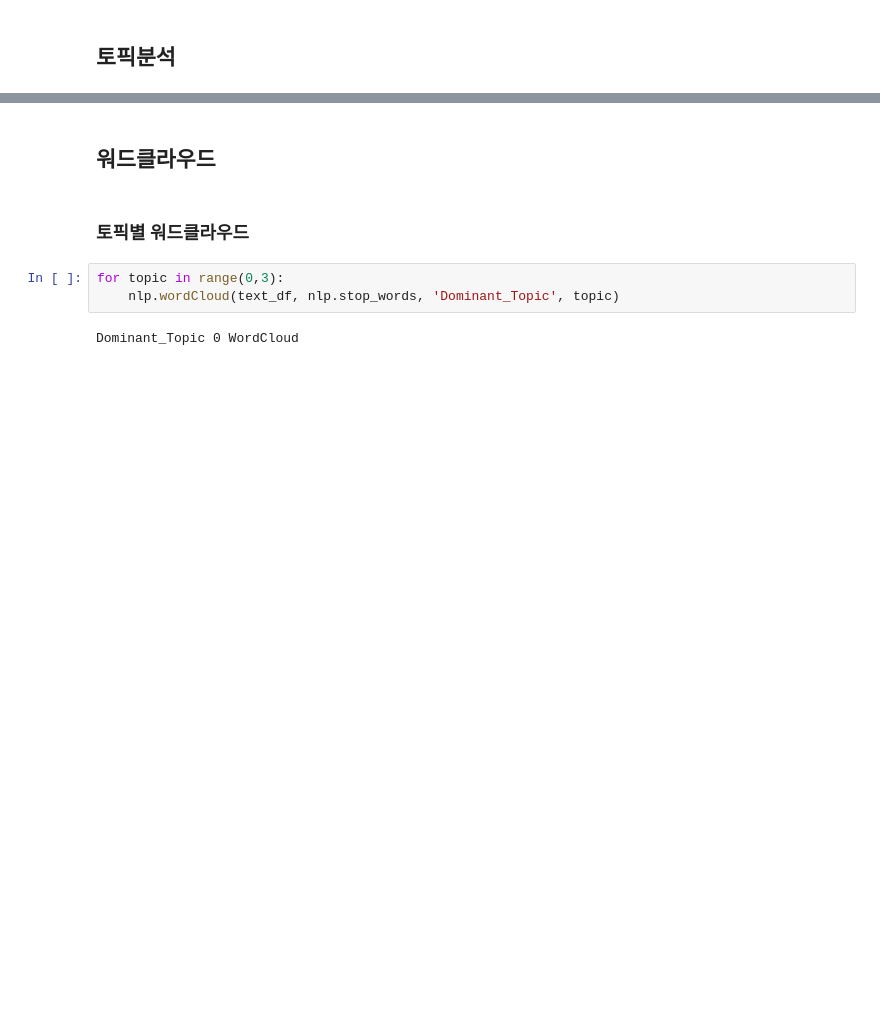
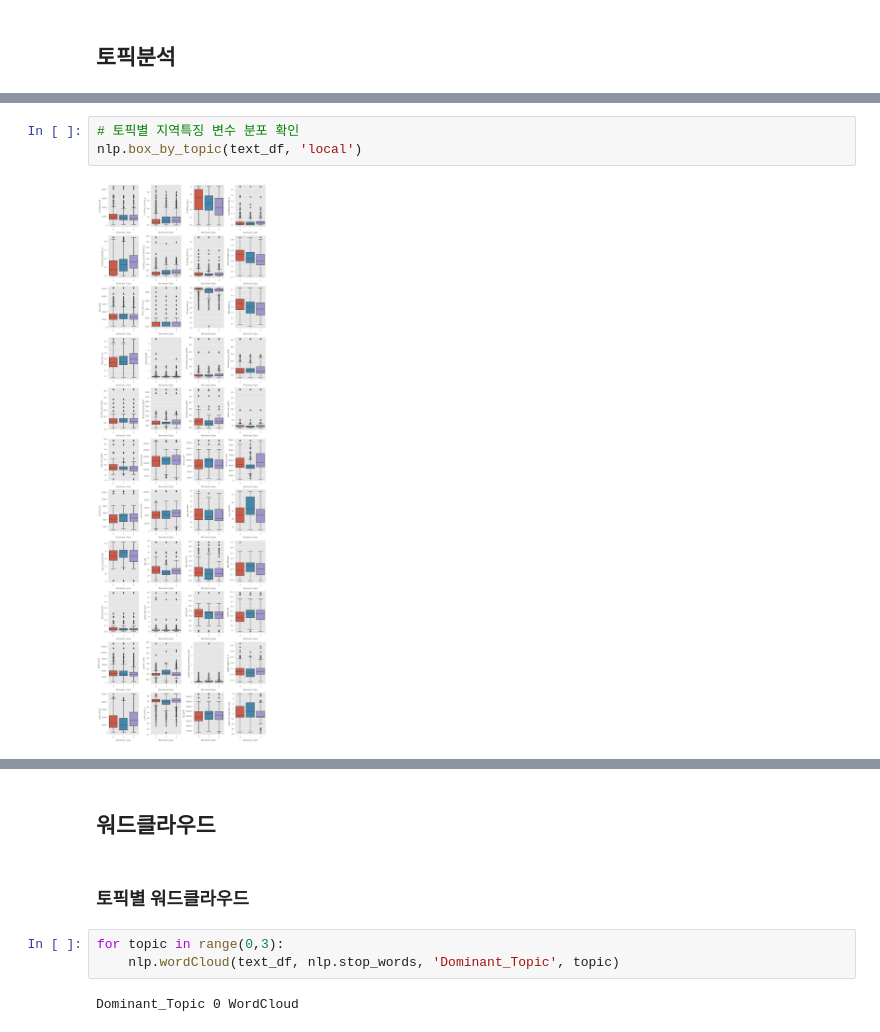
Before and after one commit to mc24hardzip/prj_HARDZIP, a Jupyter notebook: models/nlp.ipynb, the cells around one changed output, grey strips where cells are left out. Saved outputs shown, nothing was run; the diff lists cells and outputs as text; blank space fills up the shorter version.

```diff
--- a/models/nlp.ipynb
+++ b/models/nlp.ipynb
@@ -22,0 +40,5 @@ text_df = nlp.topic_model(df, documents, 3)
+# %%
+# 토픽별 지역특징 변수 분포 확인
+nlp.box_by_topic(text_df, 'local')
+# %% [output]
+[figure, added]
```
Also changed, not shown: parts of 14 cells of this notebook, 1 other file.
